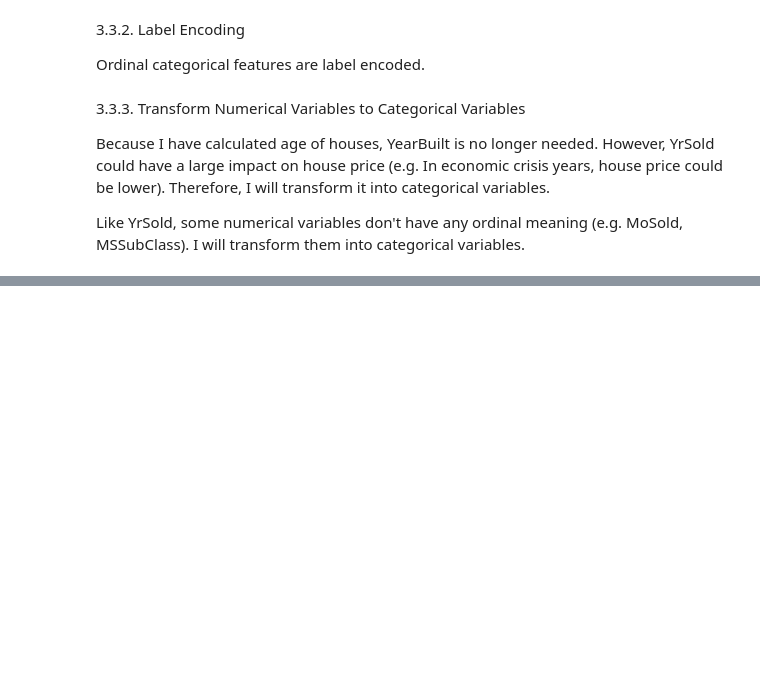
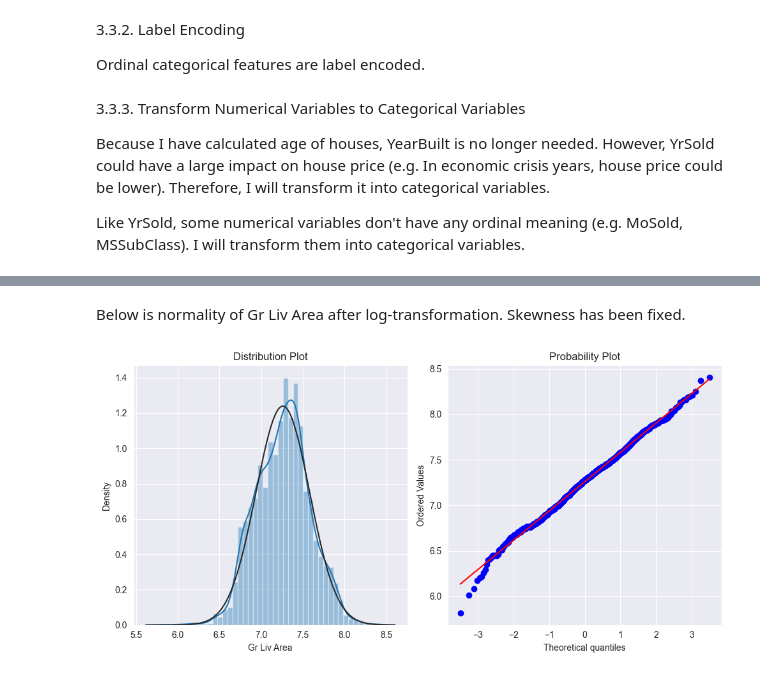
Before and after one commit to HimanshuChoudhary3004/Ames-house-prediction-with-Advance-regression, a Jupyter notebook: src/main.ipynb, the cells around one changed output, grey strips where cells are left out. Saved outputs shown, nothing was run; the diff lists cells and outputs as text; code cells hidden in the pictures; blank space fills up the shorter version.

```diff
--- a/src/main.ipynb
+++ b/src/main.ipynb
@@ -543,0 +621,4 @@ for col in to_factor_cols:
+# %%
+skewness=X.select_dtypes(exclude='object').skew().sort_values(ascending=False)
+skewness=abs(skewness)
+skewness[skewness>0.75]
@@ -543,0 +649,18 @@ for col in to_factor_cols:
+# %%
+# List of skewed columns
+skewed_cols = list(skewness[abs(skewness) > 0.5].index)
+
+# Remove 'MSSubClass' and 'SalePrice'
+skewed_cols = [
+    col for col in skewed_cols if col not in ['MSSubClass', 'SalePrice']
+]
+
+# Log-transform skewed columns
+for col in skewed_cols:
+    X[col] = np.log(1 + X[col])
+# %% [markdown]
+Below is normality of Gr Liv Area after log-transformation. Skewness has been fixed.
+# %%
+normality_plot(X['Gr Liv Area'])
+# %% [output]
+[figure, added]
```
Also changed, not shown: parts of 44 cells of this notebook, 2 other files.
